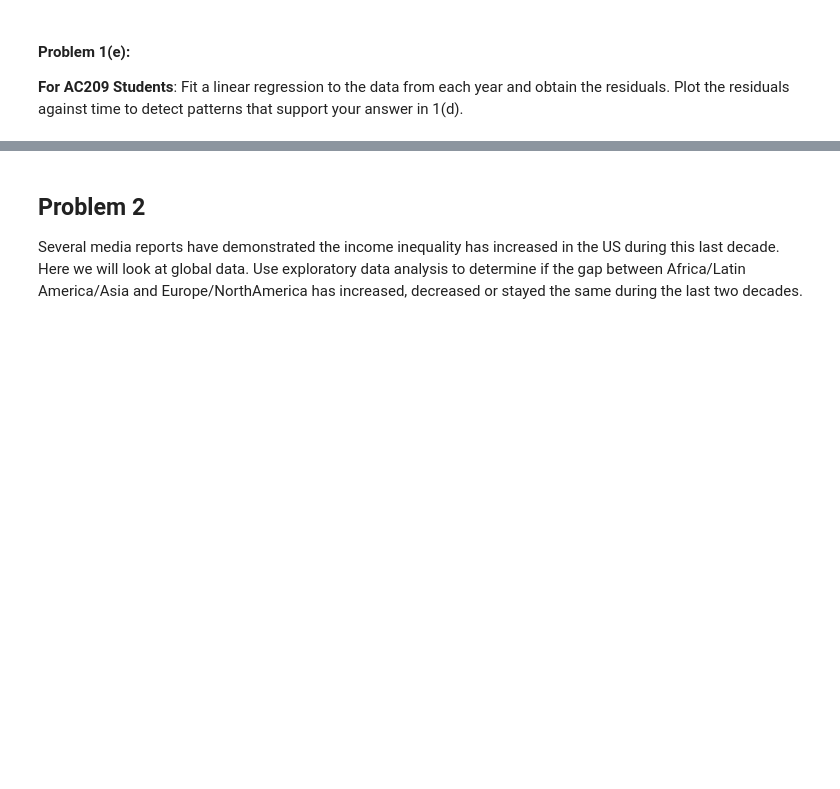
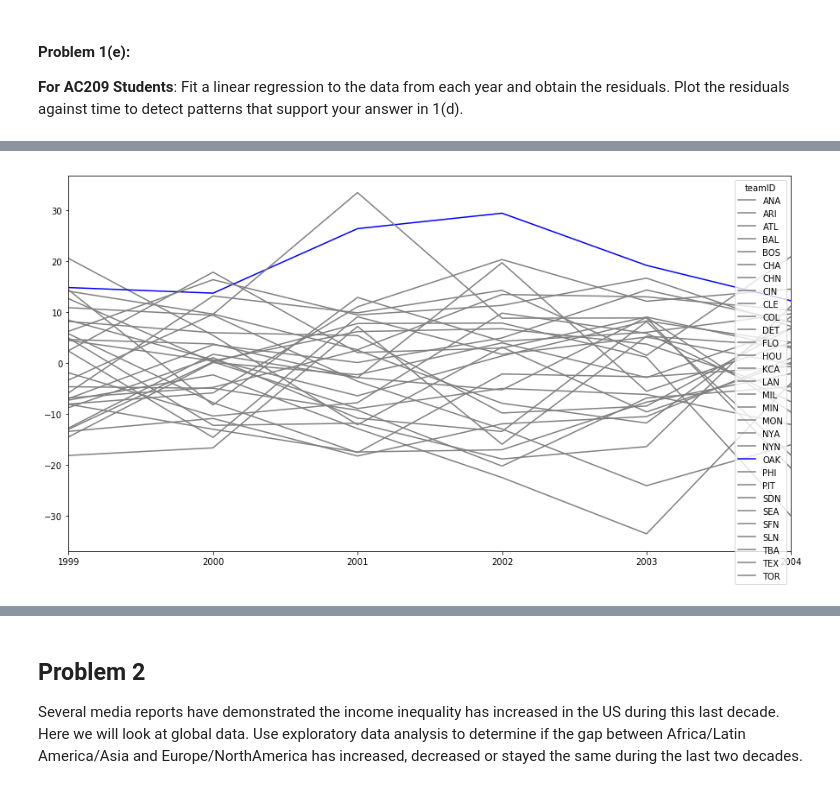
Before and after one commit to williamma12/2014, a Jupyter notebook: homework/HW1.ipynb, the cells around one changed output, grey strips where cells are left out. Cells and saved outputs as stored; diff of their text form; code cells hidden in the pictures; blank space fills up the shorter version.

```diff
--- a/homework/HW1.ipynb
+++ b/homework/HW1.ipynb
@@ -123,0 +145,25 @@ How would you graphically display the relationship between total wins and total
+# %%
+#your code here
+team = 'OAK'
+residuals = pd.DataFrame()
+teams = pd.DataFrame()
+
+for year in years:
+    this_year = baseball.loc[baseball.yearID == year].sort_values('teamID')
+    teams = this_year['teamID']
+    x_vals = this_year['salary'].values / 1e6
+    y_vals = this_year['W'].values
+
+    #Get linear regression line
+    A = np.array([x_vals, np.ones(len(x_vals))])
+    w = np.linalg.lstsq(A.T, y_vals)[0]
+    expected = w[0]*x_vals+w[1]
+    residuals[year] = y_vals - expected
+
+residuals.index = teams
+residuals = residuals.T
+residuals.index = residuals.index.format()
+residuals.plot(figsize=(15,8), color=map(lambda x: 'blue' if x==team else 'gray', teams))
+plt.show()
+# %% [output]
+[figure, added]
```
Also changed, not shown: parts of 6 cells of this notebook, 1 other file.
